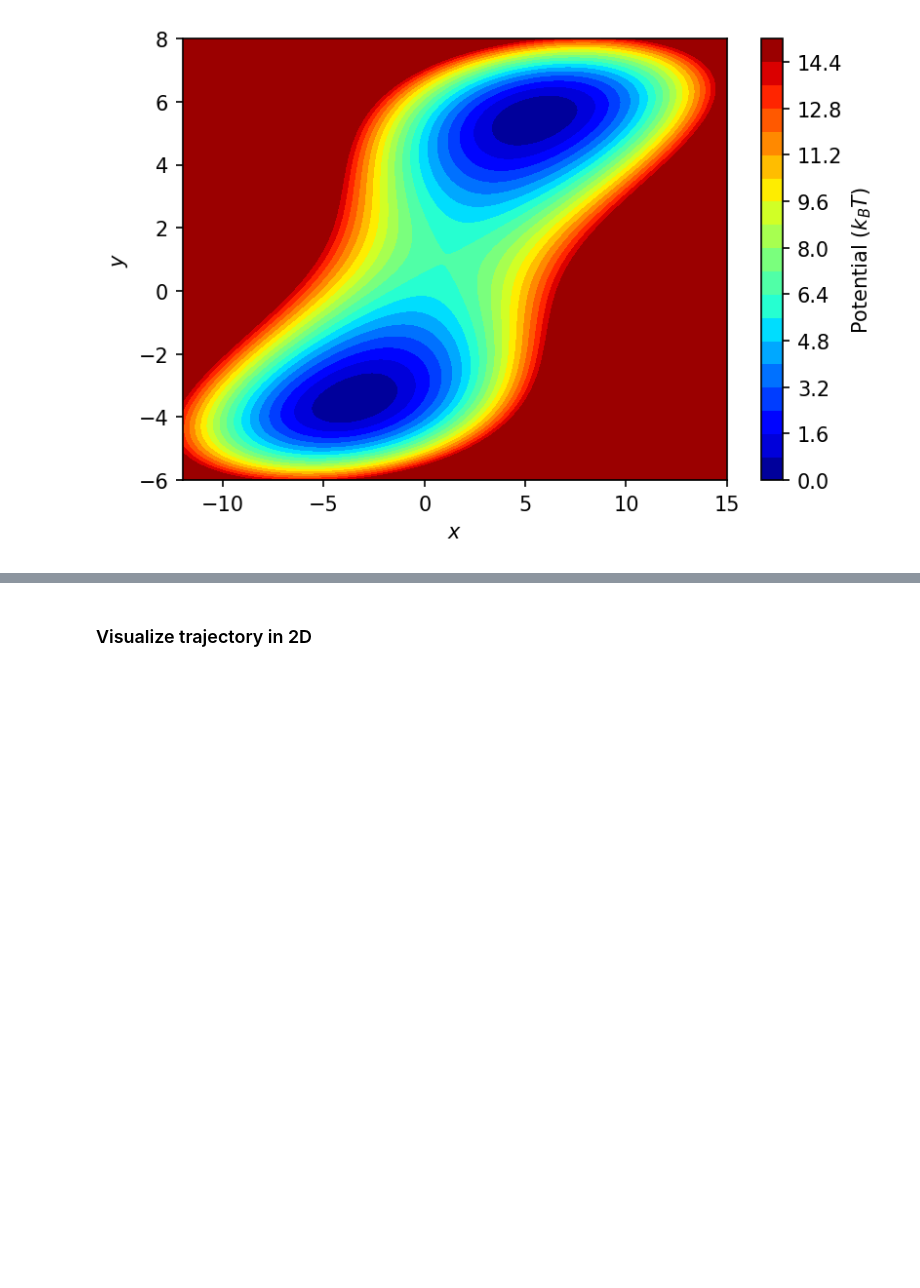
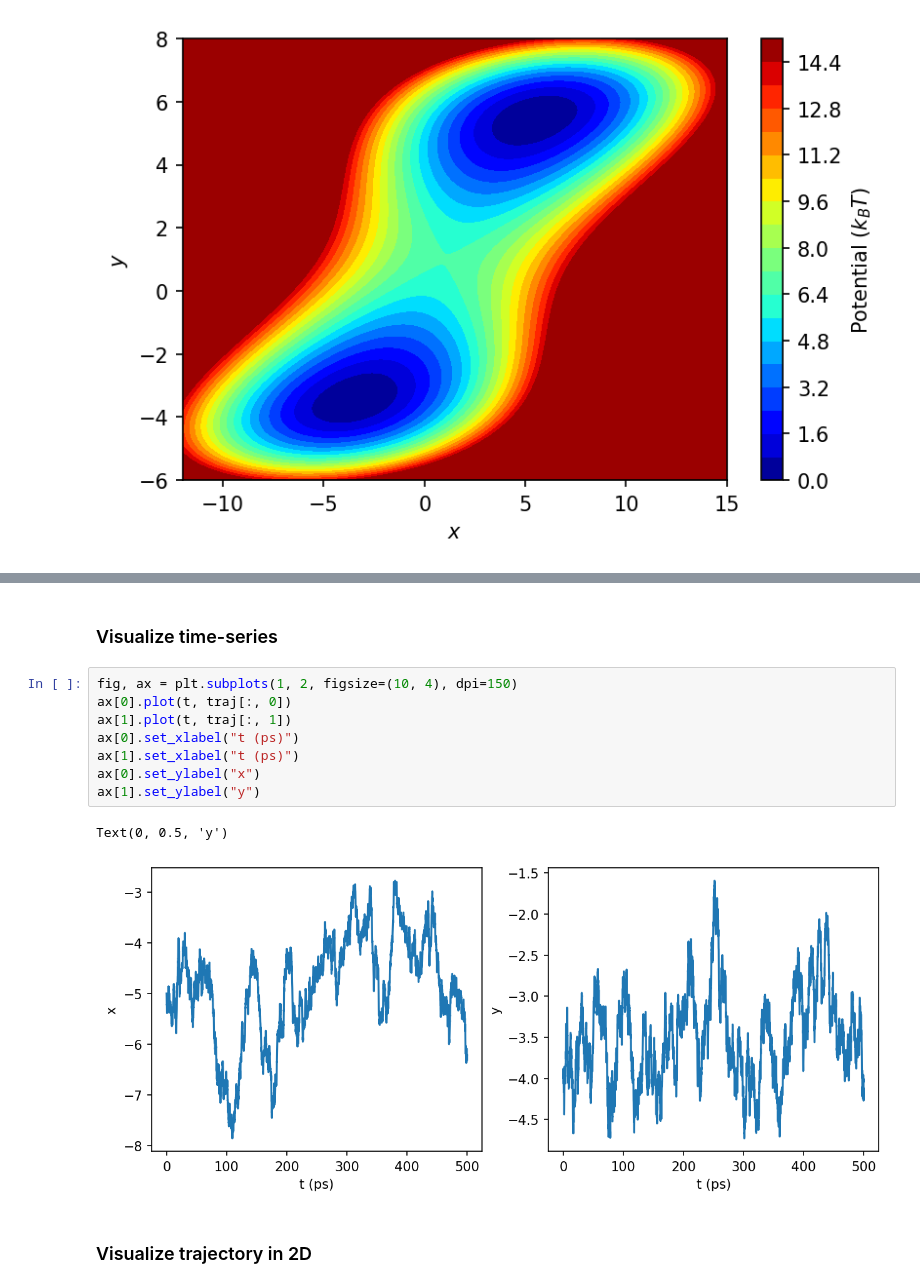
Before and after one commit to apallath/WHAM, a Jupyter notebook: examples/1_1D_umbrella_sampling.ipynb, the cells around one changed output, grey strips where cells are left out. Drawn from its saved outputs; the diff is of its cells as text; blank space fills up the shorter version.

```diff
--- a/examples/1_1D_umbrella_sampling.ipynb
+++ b/examples/1_1D_umbrella_sampling.ipynb
@@ -60,6 +63,19 @@ Checkpoint at 300.0000000 ps
 Checkpoint at 400.0000000 ps
 Checkpoint at 500.0000000 ps
 Checkpoint at 500.0000000 ps
+# %% [markdown]
+### Visualize time-series
+# %%
+fig, ax = plt.subplots(1, 2, figsize=(10, 4), dpi=150)
+ax[0].plot(t, traj[:, 0])
+ax[1].plot(t, traj[:, 1])
+ax[0].set_xlabel("t (ps)")
+ax[1].set_xlabel("t (ps)")
+ax[0].set_ylabel("x")
+ax[1].set_ylabel("y")
+# %% [output]
+Text(0, 0.5, 'y')
+[figure, added]
 # %% [markdown]
 ### Visualize trajectory in 2D
 # %%
```
Also changed, not shown: parts of 31 cells of this notebook, 1 other file.
